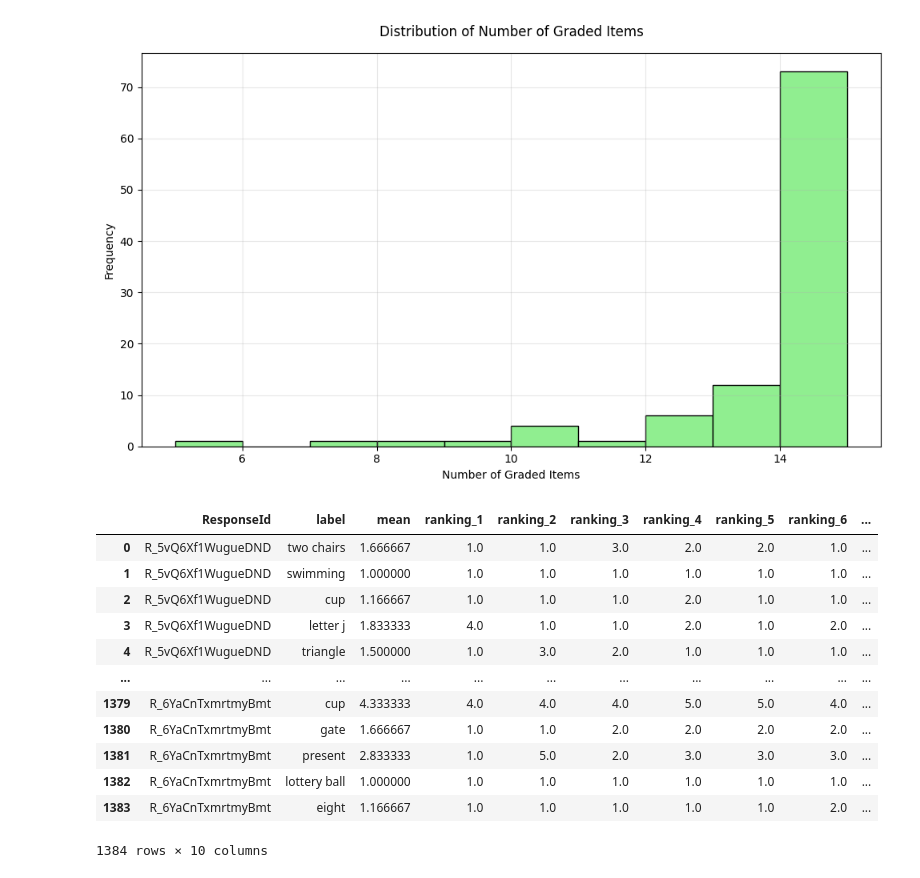
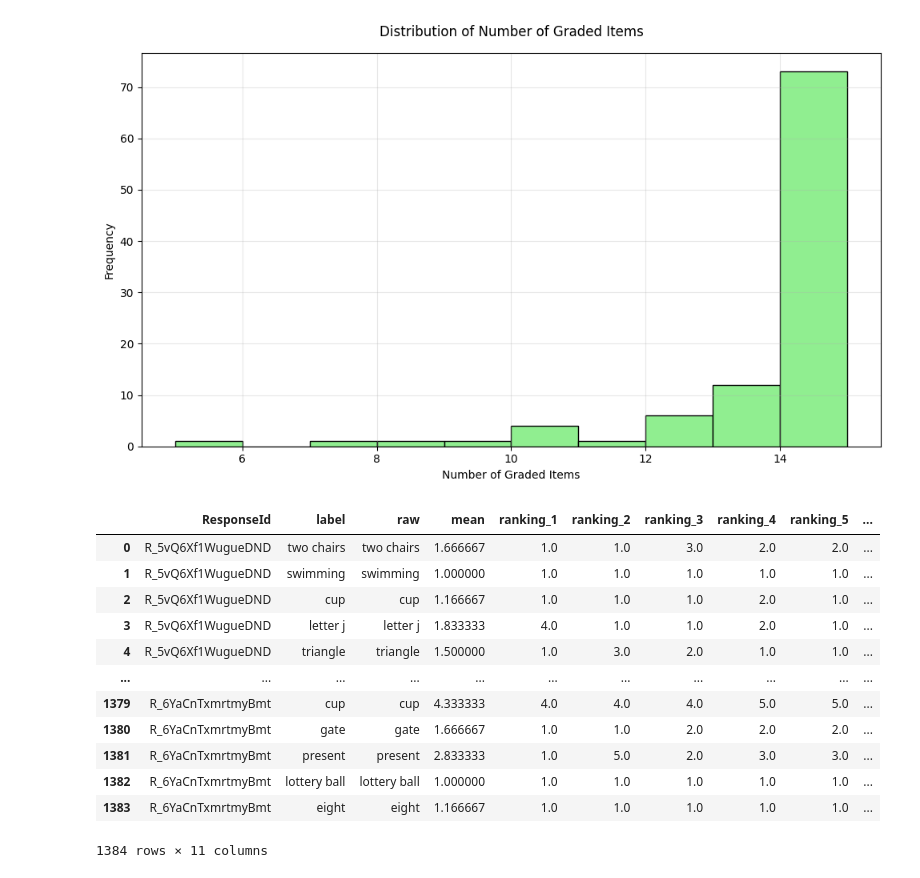
Before and after one commit to morgannmccarty/phantasia_data_analysis, a Jupyter notebook: data_analysis.ipynb, the cells around one changed output. Saved outputs shown, nothing was run; the diff lists cells and outputs as text; code cells hidden in the pictures.

```diff
--- a/data_analysis.ipynb
+++ b/data_analysis.ipynb
@@ -360,7 +361,7 @@ def add_canon_between_qid_label(df: pd.DataFrame) -> pd.DataFrame:
     if "block_num" not in df2.columns:
         raise ValueError("add_canon_between_qid_label: requires a 'block_num' column.")
     df2["block_num"] = pd.to_numeric(df2["block_num"], errors="coerce")
-    mapping = {i+1: w for i, w in enumerate(CANON_WORDS)}
+    mapping = {i + 1: w for i, w in enumerate(CANON_WORDS)}
     df2["canon"] = df2["block_num"].map(mapping)
     if "qid" in df2.columns and "label" in df2.columns:
         cols = []
@@ -371,7 +372,8 @@ def add_canon_between_qid_label(df: pd.DataFrame) -> pd.DataFrame:
         seen, ordered = set(), []
         for c in cols:
             if c not in seen:
-                seen.add(c); ordered.append(c)
+                seen.add(c);
+                ordered.append(c)
         df2 = df2[ordered]
     return df2
 # %%
@@ -558,7 +562,7 @@ def sort_blocks(df):
 # %%
 def build_lookup(df):
     new_df = pd.DataFrame()
-    new_df["_block_num"]  = pd.to_numeric(df["block_num"], errors="coerce")
+    new_df["_block_num"] = pd.to_numeric(df["block_num"], errors="coerce")
     new_df["_label_norm"] = df["label"].map(norm_text)
     new_df["_mean_score"] = pd.to_numeric(df["mean_score"], errors="coerce")
     new_df["_mc1"] = pd.to_numeric(df["value_1"], errors="coerce")
@@ -568,31 +572,45 @@ def build_lookup(df):
     new_df["_mc5"] = pd.to_numeric(df["value_5"], errors="coerce")
     new_df["_mc6"] = pd.to_numeric(df["value_6"], errors="coerce")
     new_df["_mc7"] = pd.to_numeric(df["value_7"], errors="coerce")
-    return {(int(b), l): [float(m), float(mc1), float(mc2), float(mc3), float(mc4), float(mc5), float(mc6), float(mc7)] for b, l, m, mc1, mc2, mc3, mc4, mc5, mc6, mc7 in new_df.itertuples(index=False, name=None)}
+    return {(int(b), l): [float(m), float(mc1), float(mc2), float(mc3), float(mc4), float(mc5), float(mc6), float(mc7)]
+            for b, l, m, mc1, mc2, mc3, mc4, mc5, mc6, mc7 in new_df.itertuples(index=False, name=None)}
 # %%
-def grade(responses_df, means_df, key_col) -> pd.DataFrame:
+def grade(responses_df, means_df, key_col) -> (pd.DataFrame, pd.DataFrame, pd.DataFrame):
     usable_means = build_lookup(means_df)
     block_cols = sort_blocks(responses_df)
     result_list = []
     full_results = []
+    ungraded_results = []
     for _, row in responses_df.iterrows():
         key_val = row[key_col]
         total = 0.0
+        n_total = 0
         n_graded = 0
+        n_ungraded = 0
         for col, bnum, _ in block_cols:
             label_original = str(row.get(col, "")).strip()
             if label_original == "nan":
                 continue
+            n_total += 1
             label_norm = norm_text(label_original)
             mean_with_components = usable_means.get((bnum, label_norm))
             if mean_with_components is None:
-                continue
+                total += 1
+                n_ungraded += 1
+                ungraded_results.append(
+                    {
+                        key_col: key_val,
+                        "label": label_norm,
+                        "raw": label_original,
+                    }
+                )
             else:
+                n_graded += 1
                 total += mean_with_components[0]
-                n_graded += 1
                 full_results.append(
                     {key_col: key_val,
                      "label": label_norm,
+                     "raw": label_original,
                      "mean": mean_with_components[0],
                      "ranking_1": mean_with_components[1],
                      "ranking_2": mean_with_components[2],
@@ -603,8 +621,9 @@ def grade(responses_df, means_df, key_col) -> pd.DataFrame:
                      "ranking_7": mean_with_components[7],
                      })
 
-        result_list.append({key_col: key_val, "overall_score": total, "n_graded": n_graded, "mean_score_per_item": total/n_graded})
-    return pd.DataFrame(result_list), pd.DataFrame(full_results)
+        result_list.append({key_col: key_val, "overall_score": total, "n_graded": n_graded, "n_ungraded": n_ungraded,
+                            "n_total": n_total, "mean_score_per_item": total / n_total})
+    return pd.DataFrame(result_list), pd.DataFrame(full_results), pd.DataFrame(ungraded_results)
 # %%
-graded_results, full_results = grade(human_data, means_with_canon, "ResponseId")
+h_graded_results, h_full_results, h_ungraded_results = grade(human_data, means_with_canon, "ResponseId")
 # %%
@@ -659,18 +685,18 @@ plt.show()
 # %% [output]
 [figure]
 # %%
-full_results
+h_full_results
 # %% [output]
-|  | ResponseId | label | mean | ranking_1 | ranking_2 | ranking_3 | ranking_4 | ranking_5 | ranking_6 | ... |
-| 0 | R_5vQ6Xf1WugueDND | two chairs | 1.666667 | 1.0 | 1.0 | 3.0 | 2.0 | 2.0 | 1.0 | ... |
-| 1 | R_5vQ6Xf1WugueDND | swimming | 1.000000 | 1.0 | 1.0 | 1.0 | 1.0 | 1.0 | 1.0 | ... |
-| 2 | R_5vQ6Xf1WugueDND | cup | 1.166667 | 1.0 | 1.0 | 1.0 | 2.0 | 1.0 | 1.0 | ... |
-| 3 | R_5vQ6Xf1WugueDND | letter j | 1.833333 | 4.0 | 1.0 | 1.0 | 2.0 | 1.0 | 2.0 | ... |
-| 4 | R_5vQ6Xf1WugueDND | triangle | 1.500000 | 1.0 | 3.0 | 2.0 | 1.0 | 1.0 | 1.0 | ... |
+|  | ResponseId | label | raw | mean | ranking_1 | ranking_2 | ranking_3 | ranking_4 | ranking_5 | ... |
+| 0 | R_5vQ6Xf1WugueDND | two chairs | two chairs | 1.666667 | 1.0 | 1.0 | 3.0 | 2.0 | 2.0 | ... |
+| 1 | R_5vQ6Xf1WugueDND | swimming | swimming | 1.000000 | 1.0 | 1.0 | 1.0 | 1.0 | 1.0 | ... |
+| 2 | R_5vQ6Xf1WugueDND | cup | cup | 1.166667 | 1.0 | 1.0 | 1.0 | 2.0 | 1.0 | ... |
+| 3 | R_5vQ6Xf1WugueDND | letter j | letter j | 1.833333 | 4.0 | 1.0 | 1.0 | 2.0 | 1.0 | ... |
+| 4 | R_5vQ6Xf1WugueDND | triangle | triangle | 1.500000 | 1.0 | 3.0 | 2.0 | 1.0 | 1.0 | ... |
 | ... | ... | ... | ... | ... | ... | ... | ... | ... | ... | ... |
-| 1379 | R_6YaCnTxmrtmyBmt | cup | 4.333333 | 4.0 | 4.0 | 4.0 | 5.0 | 5.0 | 4.0 | ... |
-| 1380 | R_6YaCnTxmrtmyBmt | gate | 1.666667 | 1.0 | 1.0 | 2.0 | 2.0 | 2.0 | 2.0 | ... |
-| 1381 | R_6YaCnTxmrtmyBmt | present | 2.833333 | 1.0 | 5.0 | 2.0 | 3.0 | 3.0 | 3.0 | ... |
-| 1382 | R_6YaCnTxmrtmyBmt | lottery ball | 1.000000 | 1.0 | 1.0 | 1.0 | 1.0 | 1.0 | 1.0 | ... |
-| 1383 | R_6YaCnTxmrtmyBmt | eight | 1.166667 | 1.0 | 1.0 | 1.0 | 1.0 | 1.0 | 2.0 | ... |
+| 1379 | R_6YaCnTxmrtmyBmt | cup | cup | 4.333333 | 4.0 | 4.0 | 4.0 | 5.0 | 5.0 | ... |
+| 1380 | R_6YaCnTxmrtmyBmt | gate | gate | 1.666667 | 1.0 | 1.0 | 2.0 | 2.0 | 2.0 | ... |
+| 1381 | R_6YaCnTxmrtmyBmt | present | present | 2.833333 | 1.0 | 5.0 | 2.0 | 3.0 | 3.0 | ... |
+| 1382 | R_6YaCnTxmrtmyBmt | lottery ball | lottery ball | 1.000000 | 1.0 | 1.0 | 1.0 | 1.0 | 1.0 | ... |
+| 1383 | R_6YaCnTxmrtmyBmt | eight | eight | 1.166667 | 1.0 | 1.0 | 1.0 | 1.0 | 1.0 | ... |
-1384 rows × 10 columns
+1384 rows × 11 columns
```
Also changed, not shown: parts of 38 cells of this notebook, 9 other files.
